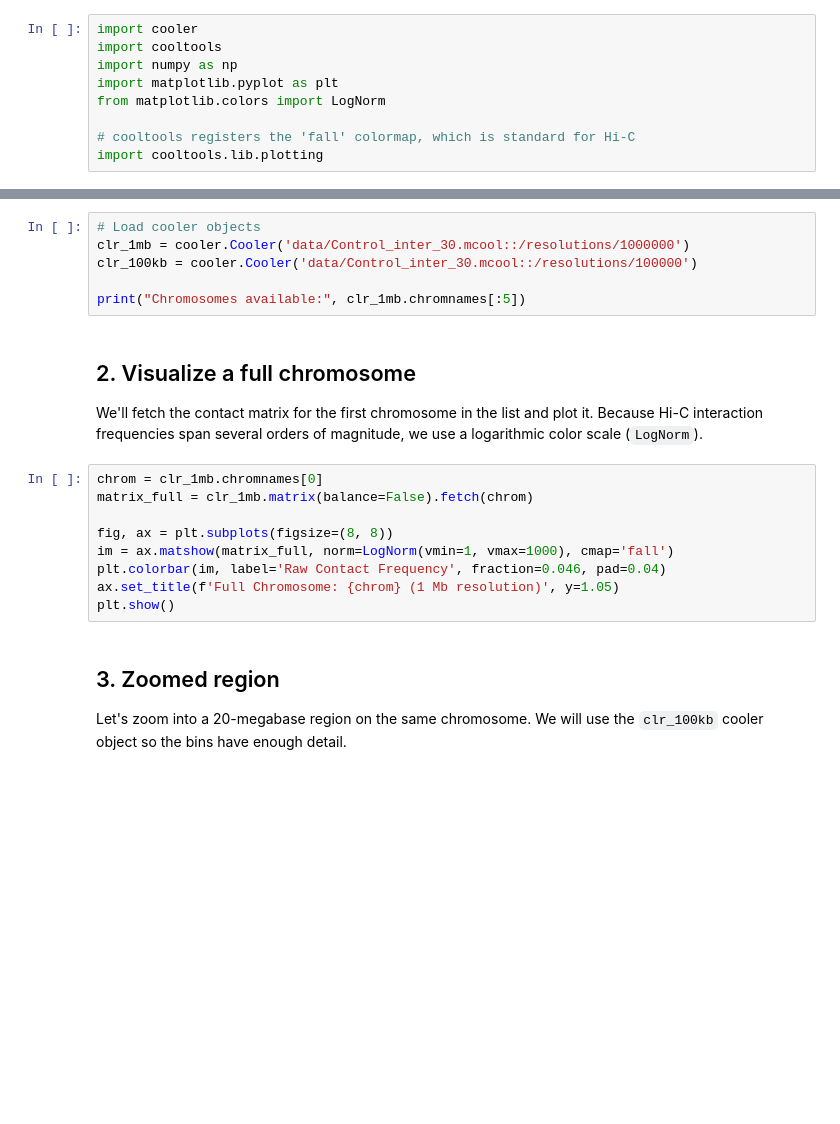
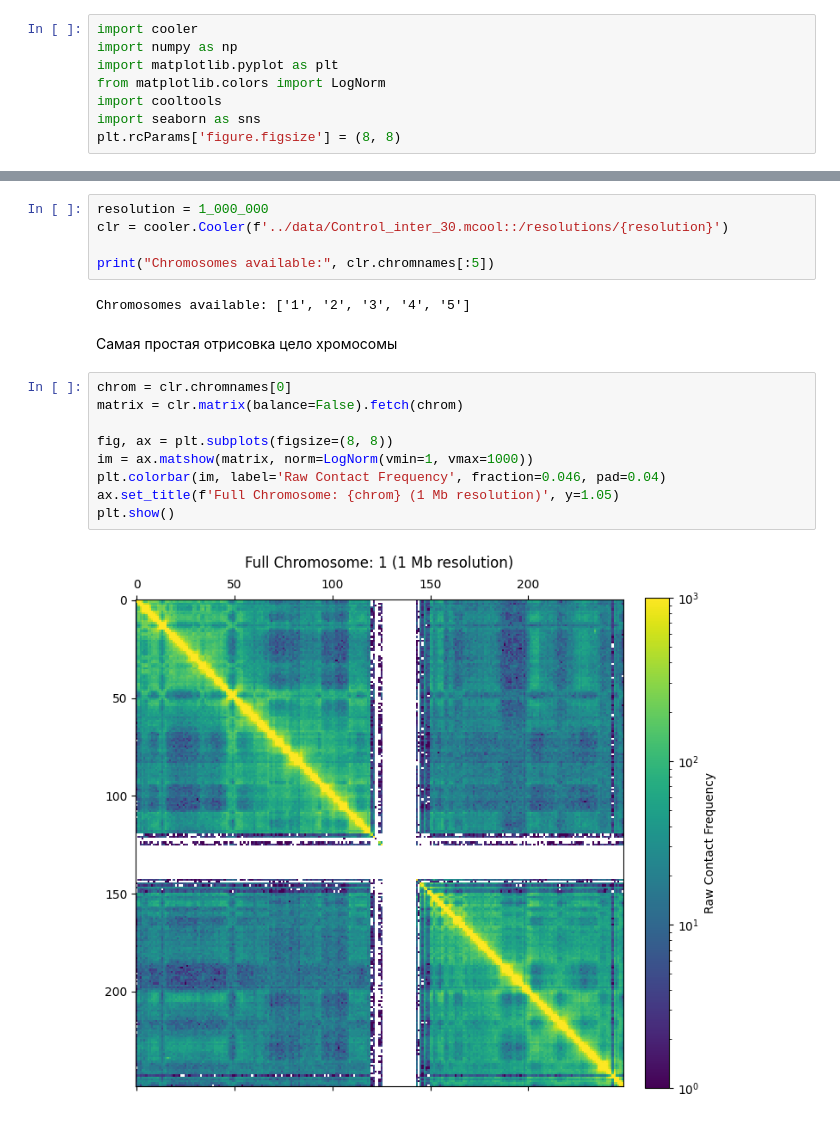
Before and after one commit to dpanc2/BI_HiC_analysis, a Jupyter notebook: notebooks/visualization.ipynb, the cells around one changed output, grey strips where cells are left out. Drawn from its saved outputs; the diff is of its cells as text; blank space fills up the shorter version.

```diff
--- a/notebooks/visualization.ipynb
+++ b/notebooks/visualization.ipynb
@@ -7,9 +5,8 @@ Reference: Cooltools Viz Documentation
 # %%
 import cooler
-import cooltools
 import numpy as np
 import matplotlib.pyplot as plt
 from matplotlib.colors import LogNorm
-
-# cooltools registers the 'fall' colormap, which is standard for Hi-C
-import cooltools.lib.plotting
+import cooltools
+import seaborn as sns
+plt.rcParams['figure.figsize'] = (8, 8)
@@ -43,23 +16,20 @@ An `.mcool` file contains multiple resolutions in a single file. Let's load the
 # %%
-# Load cooler objects
-clr_1mb = cooler.Cooler('data/Control_inter_30.mcool::/resolutions/1000000')
-clr_100kb = cooler.Cooler('data/Control_inter_30.mcool::/resolutions/100000')
+resolution = 1_000_000
+clr = cooler.Cooler(f'../data/Control_inter_30.mcool::/resolutions/{resolution}')
 
-print("Chromosomes available:", clr_1mb.chromnames[:5])
+print("Chromosomes available:", clr.chromnames[:5])
+# %% [output]
+Chromosomes available: ['1', '2', '3', '4', '5']
-# %% [markdown]
-## 2. Visualize a full chromosome
-
-We'll fetch the contact matrix for the first chromosome in the list and plot it. Because Hi-C interaction frequencies span several orders of magnitude, we use a logarithmic color scale (`LogNorm`).
+# %% [markdown]
+Самая простая отрисовка цело хромосомы
 # %%
-chrom = clr_1mb.chromnames[0]
-matrix_full = clr_1mb.matrix(balance=False).fetch(chrom)
+chrom = clr.chromnames[0]
+matrix = clr.matrix(balance=False).fetch(chrom)
 
 fig, ax = plt.subplots(figsize=(8, 8))
-im = ax.matshow(matrix_full, norm=LogNorm(vmin=1, vmax=1000), cmap='fall')
+im = ax.matshow(matrix, norm=LogNorm(vmin=1, vmax=1000))
 plt.colorbar(im, label='Raw Contact Frequency', fraction=0.046, pad=0.04)
 ax.set_title(f'Full Chromosome: {chrom} (1 Mb resolution)', y=1.05)
 plt.show()
+# %% [output]
+[figure, added]
-# %% [markdown]
-## 3. Zoomed region
-
-Let's zoom into a 20-megabase region on the same chromosome. We will use the `clr_100kb` cooler object so the bins have enough detail.
```
Also changed, not shown: parts of 14 cells of this notebook, 4 other files.
